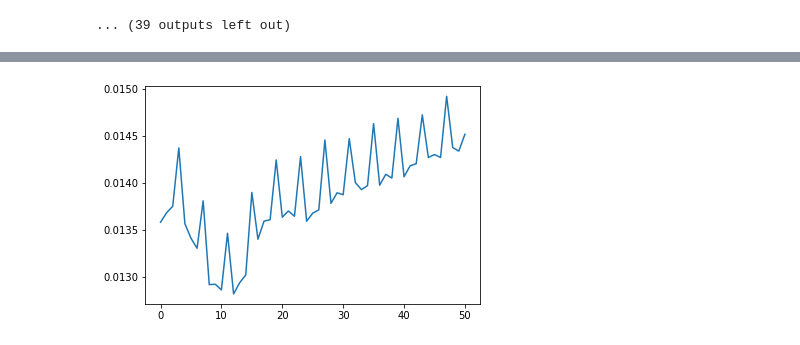
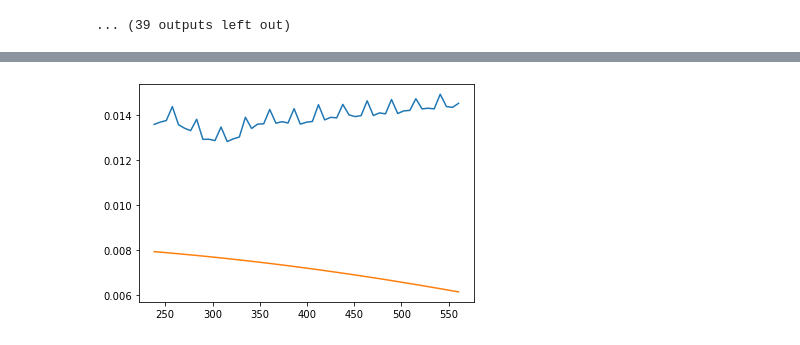
Before and after one commit to maximilianKoeper/melp, a Jupyter notebook: jupyter-notbooks/taft_v2-global_correction_z-Copy2.ipynb, the cells around one changed output, grey strips where cells are left out. Saved outputs shown, nothing was run; the diff lists cells and outputs as text; code cells hidden in the pictures.

```diff
--- a/jupyter-notbooks/taft_v2-global_correction_z-Copy2.ipynb
+++ b/jupyter-notbooks/taft_v2-global_correction_z-Copy2.ipynb
@@ -35,12 +35,14 @@ Stats:
 melp.taft.select(mu3e_detector)
 # %%
 histogram = melp.taft.read_histo('/run/media/maximilian/Volume/merged.root')
+# %%
+station_test = 300000
 # %%
 time_of_flight_arr = []
 
-for z in range(len(mu3e_detector.TileDetector.row_ids(0, 300000))):
+for z in range(len(mu3e_detector.TileDetector.row_ids(0, station_test))):
     tmp_arr = []
-    for id in mu3e_detector.TileDetector.column_ids(z, 300000):
+    for id in mu3e_detector.TileDetector.column_ids(z, station_test):
         prob = np.array([0.5])
         # q for result (has to be np.array because of type casting)
         q = np.array([0.])
@@ -70,10 +72,14 @@ Error in <TH1D::ComputeIntegral>: Integral = zero
 # %%
 mean = []
 pos = []
-for z in range(len(mu3e_detector.TileDetector.row_ids(0, 200000))-1):
+pos_z = []
+
+for z in range(len(mu3e_detector.TileDetector.row_ids(0, station_test))-1):
     plt.hist(time_of_flight_arr[z], bins=25)
     plt.show()
-    pos.append(z)
+    z_pos = mu3e_detector.TileDetector.tile[mu3e_detector.TileDetector.column_ids(z, station_test)[0]].pos
+    pos.append(z_pos[2])
+    pos_z.append(z_pos)
     mean.append(np.mean(time_of_flight_arr[z]))
 # %% [output]
 [figure]
@@ -92,5 +114,12 @@ for z in range(len(mu3e_detector.TileDetector.row_ids(0, 200000))-1):
 # %%
 plt.plot(pos,mean)
+
+tof_corr = []
+for z in pos_z:
+    #tof_corr.append(melp.taft.tof_z_graf(z)-0.02)
+    tof_corr.append(-melp.taft.tof_z_new(z))#-0.00267)
+
+plt.plot(pos, tof_corr)
 plt.show()
 # %% [output]
-[figure, old version]
+[figure, new version]
```
Also changed, not shown: parts of 3 cells of this notebook, 2 other files.
